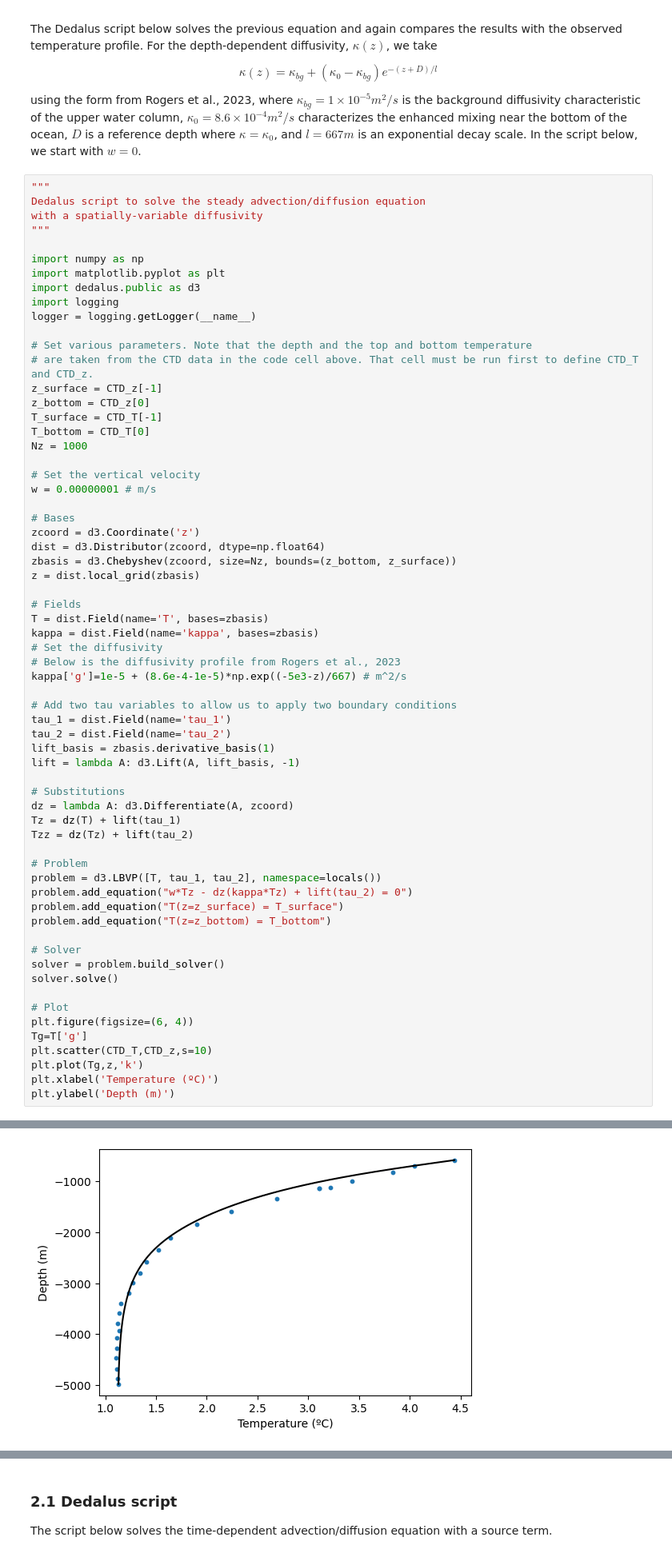
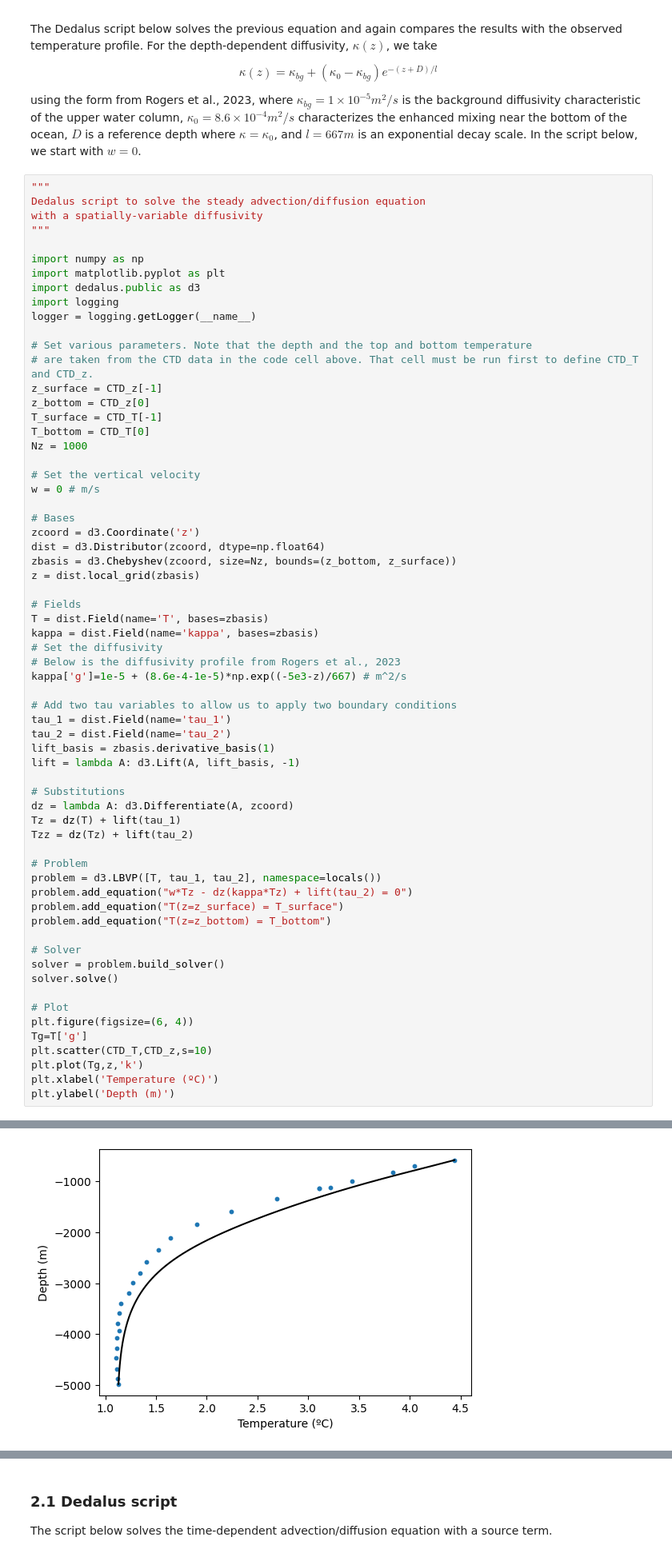
Before and after one commit to carolineakello/QCES, a Jupyter notebook: Project2_transport.ipynb, the cells around one changed output, grey strips where cells are left out. Shown at 80% size. Drawn from its saved outputs; the diff is of its cells as text.

```diff
--- a/Project2_transport.ipynb
+++ b/Project2_transport.ipynb
@@ -220,7 +246,7 @@ T_bottom = CTD_T[0]
 Nz = 1000
 
 # Set the vertical velocity
-w = 0.00000001 # m/s
+w = 0 # m/s
 
 # Bases
 zcoord = d3.Coordinate('z')
@@ -269,5 +295,5 @@ INFO:subsystems:Building subproblem matrices 1/1 (~100%) Elapsed: 0s, Remaining:
 Text(0, 0.5, 'Depth (m)')
-[figure, old version]
+[figure, new version]
 # %% [markdown]
 ### 1.6 Student investigation
 <a id='section1pt6'></a>
```
Also changed, not shown: parts of 19 cells of this notebook.
